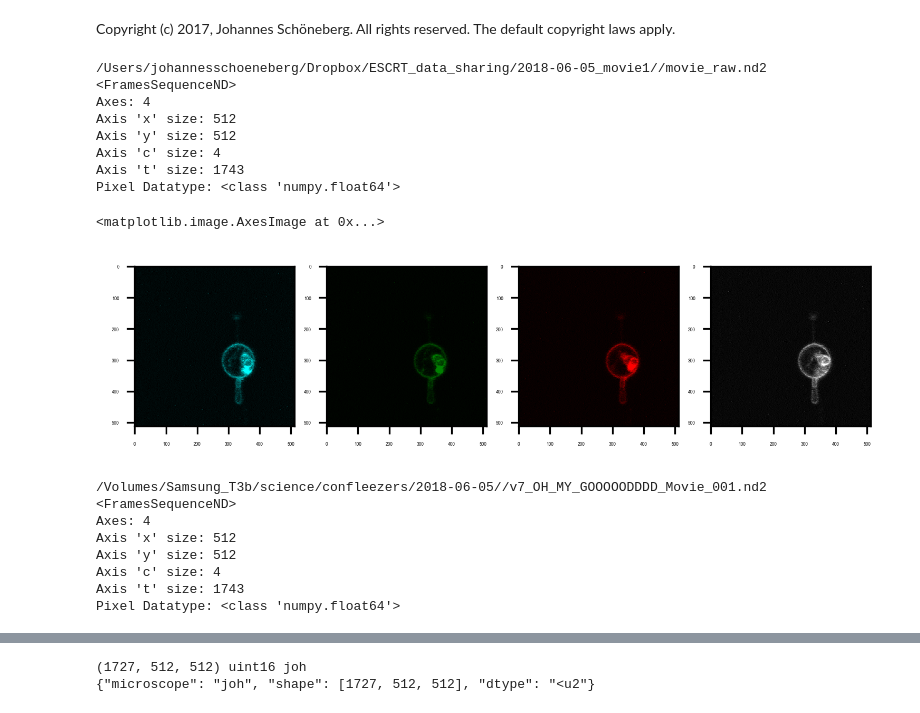
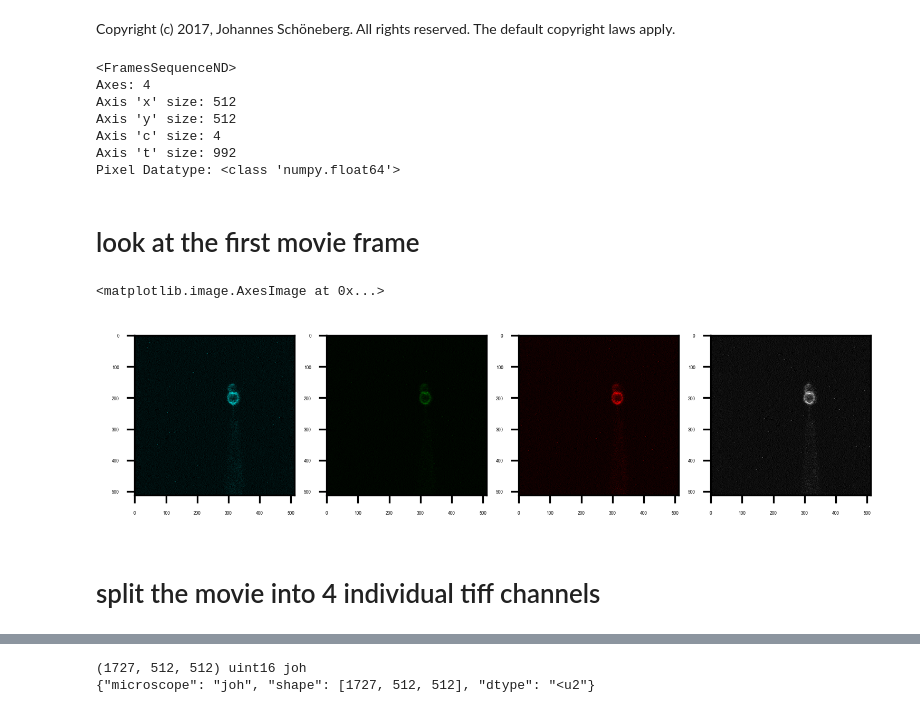
Before and after one commit to JohSchoeneberg/Confleezers, a Jupyter notebook: confleezers_data_analysis/tube__0_processMovieFile.ipynb, the cells around one changed output, grey strips where cells are left out. Drawn from its saved outputs; the diff is of its cells as text; code cells hidden in the pictures.

```diff
--- a/confleezers_data_analysis/tube__0_processMovieFile.ipynb
+++ b/confleezers_data_analysis/tube__0_processMovieFile.ipynb
@@ -13,75 +13,60 @@ import numpy as np
 
 import skimage
 import json
+# %%
+
+moviePath = '/Volumes/Samsung_T3b/science/confleezers/2018-06-22/vesiclemovie_0.nd2'
+outputPathForIndividualChannels = '/Users/johannesschoeneberg/Desktop/PostDoc/hurley_lab/pulling_confleezers_dataSharing_local/2018-06-22_radius_calibration/'
+
+
+movie =  ND2Reader(moviePath)
+print(movie)
+# %% [output]
+<FramesSequenceND>
+Axes: 4
+Axis 'x' size: 512
+Axis 'y' size: 512
+Axis 'c' size: 4
+Axis 't' size: 992
+Pixel Datatype: <class 'numpy.float64'>
+# %% [markdown]
+# look at the first movie frame
 # %%
 
-folder = "/Users/johannesschoeneberg/Dropbox/ESCRT_data_sharing/2018-06-05_movie1/"
-file = "/movie_raw.nd2"
-path = folder+file
-print(path)
 
-frame =  ND2Reader(path)
-print(frame)
 
 
 cmap_ch0 = matplotlib.colors.LinearSegmentedColormap.from_list("", ["black","cyan"])
 cmap_ch1= matplotlib.colors.LinearSegmentedColormap.from_list("", ["black","green"])
 cmap_ch2 = matplotlib.colors.LinearSegmentedColormap.from_list("", ["black","red"])
 cmap_ch3= matplotlib.colors.LinearSegmentedColormap.from_list("", ["black","white"])
 
 font = {'family' : 'Arial',
         'weight' : 'normal',
         'size'   : 2}
 
 matplotlib.rc('font', **font)
 
 plt.figure(dpi=300)
 
 # sp1
 plt.subplot(141)
-plt.imshow(frame[0],cmap=cmap_ch0)
+plt.imshow(movie[0],cmap=cmap_ch0)
 
 # sp1
 plt.subplot(142)
-plt.imshow(frame[1],cmap=cmap_ch1)
+plt.imshow(movie[1],cmap=cmap_ch1)
 
 # sp1
 plt.subplot(143)
-plt.imshow(frame[2],cmap=cmap_ch2)
+plt.imshow(movie[2],cmap=cmap_ch2)
 
 # sp1
 plt.subplot(144)
-plt.imshow(frame[3],cmap=cmap_ch3)
+plt.imshow(movie[3],cmap=cmap_ch3)
 # %% [output]
-/Users/johannesschoeneberg/Dropbox/ESCRT_data_sharing/2018-06-05_movie1//movie_raw.nd2
-<FramesSequenceND>
-Axes: 4
-Axis 'x' size: 512
-Axis 'y' size: 512
-Axis 'c' size: 4
-Axis 't' size: 1743
-Pixel Datatype: <class 'numpy.float64'>
+<matplotlib.image.AxesImage at 0x...>
-<matplotlib.image.AxesImage at 0x...>
-[figure, old version]
+[figure, new version]
-# %%
-
-inputfolder = "/Volumes/Samsung_T3b/science/confleezers/2018-06-05/"
-file = "/v7_OH_MY_GOOOOODDDD_Movie_001.nd2"
-
-outputfolder = "/Users/johannesschoeneberg/Desktop/PostDoc/hurley_lab/pulling_confleezers/2018-06-05/"
-
-path = inputfolder+file
-print(path)
-
-movie =  ND2Reader(path)
-print(movie)
-# %% [output]
-/Volumes/Samsung_T3b/science/confleezers/2018-06-05//v7_OH_MY_GOOOOODDDD_Movie_001.nd2
-<FramesSequenceND>
-Axes: 4
-Axis 'x' size: 512
-Axis 'y' size: 512
-Axis 'c' size: 4
-Axis 't' size: 1743
-Pixel Datatype: <class 'numpy.float64'>
+# %% [markdown]
+# split the movie into 4 individual tiff channels
 # %%
```
Also changed, not shown: parts of 5 cells of this notebook, 5 other files.
